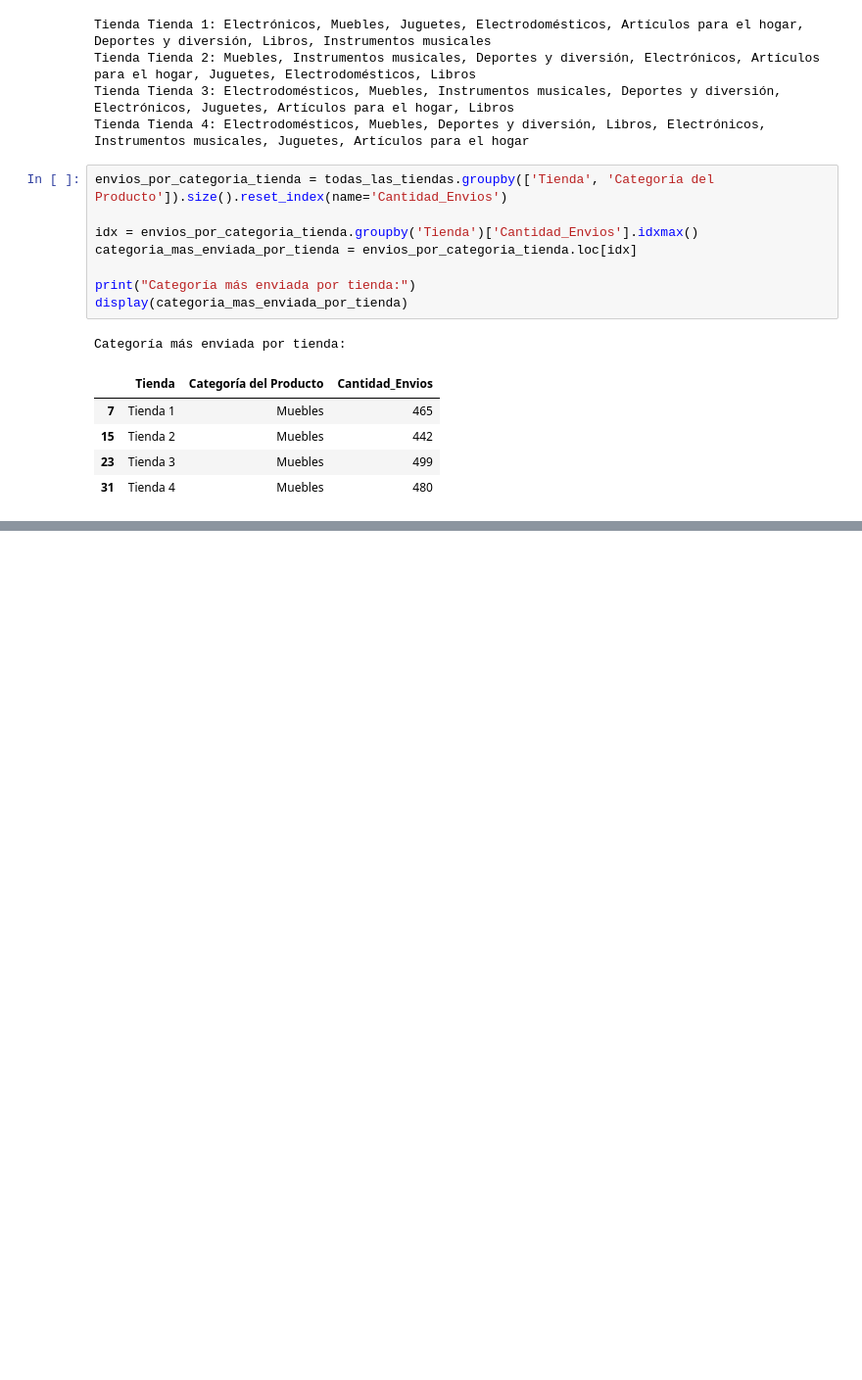
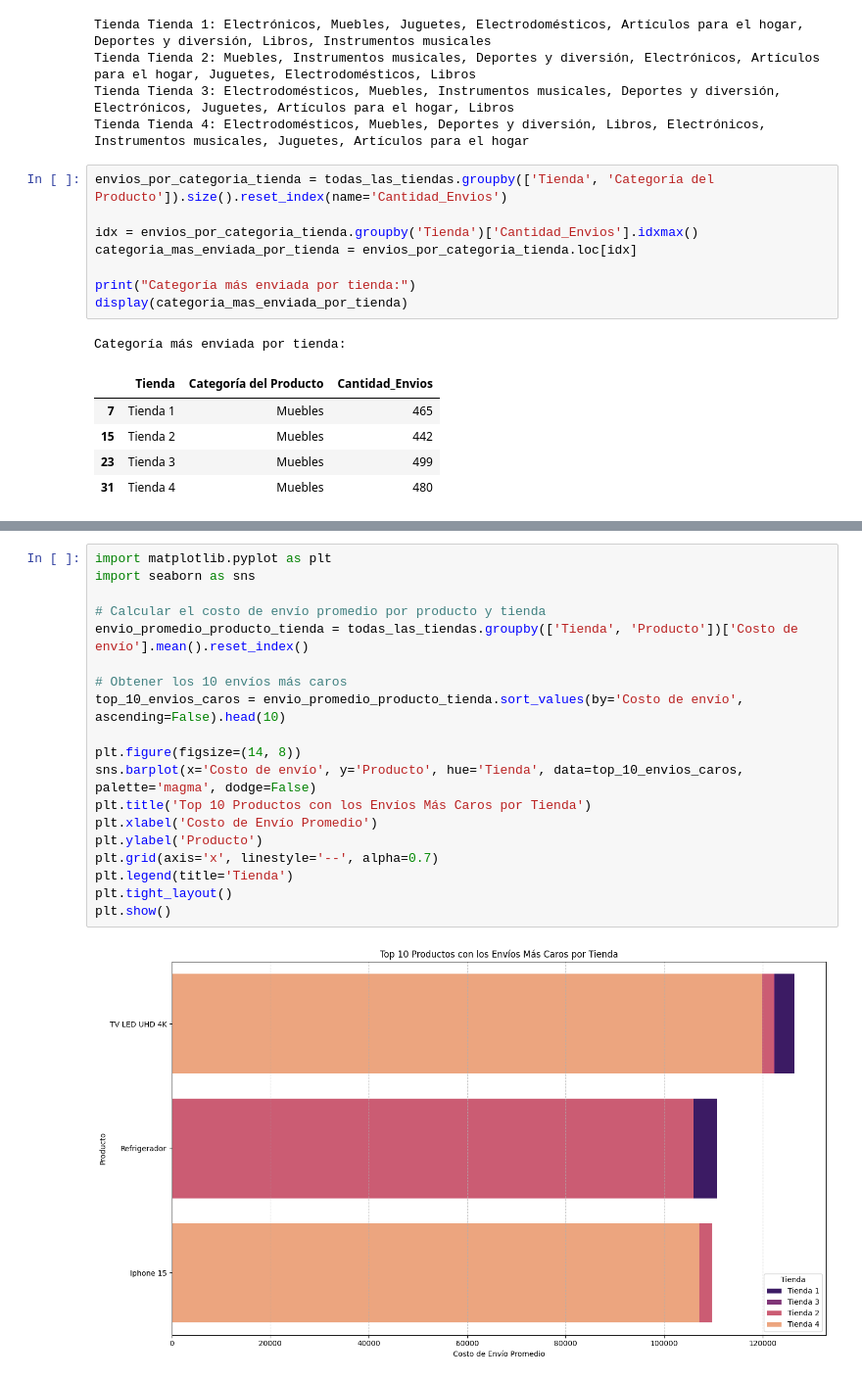
Before and after one commit to Jhackelyn/Cursos-Alura, a Jupyter notebook: AluraStoreLatam.ipynb, the cells around one changed output, grey strips where cells are left out. Shown at 98% size. Cells and saved outputs as stored; diff of their text form; blank space fills up the shorter version.

```diff
--- a/AluraStoreLatam.ipynb
+++ b/AluraStoreLatam.ipynb
@@ -158,0 +238,21 @@ Categoría más enviada por tienda:
+# %%
+import matplotlib.pyplot as plt
+import seaborn as sns
+
+# Calcular el costo de envío promedio por producto y tienda
+envio_promedio_producto_tienda = todas_las_tiendas.groupby(['Tienda', 'Producto'])['Costo de envío'].mean().reset_index()
+
+# Obtener los 10 envíos más caros
+top_10_envios_caros = envio_promedio_producto_tienda.sort_values(by='Costo de envío', ascending=False).head(10)
+
+plt.figure(figsize=(14, 8))
+sns.barplot(x='Costo de envío', y='Producto', hue='Tienda', data=top_10_envios_caros, palette='magma', dodge=False)
+plt.title('Top 10 Productos con los Envíos Más Caros por Tienda')
+plt.xlabel('Costo de Envío Promedio')
+plt.ylabel('Producto')
+plt.grid(axis='x', linestyle='--', alpha=0.7)
+plt.legend(title='Tienda')
+plt.tight_layout()
+plt.show()
+# %% [output]
+[figure, added]
```
Also changed, not shown: parts of 3 cells of this notebook.
